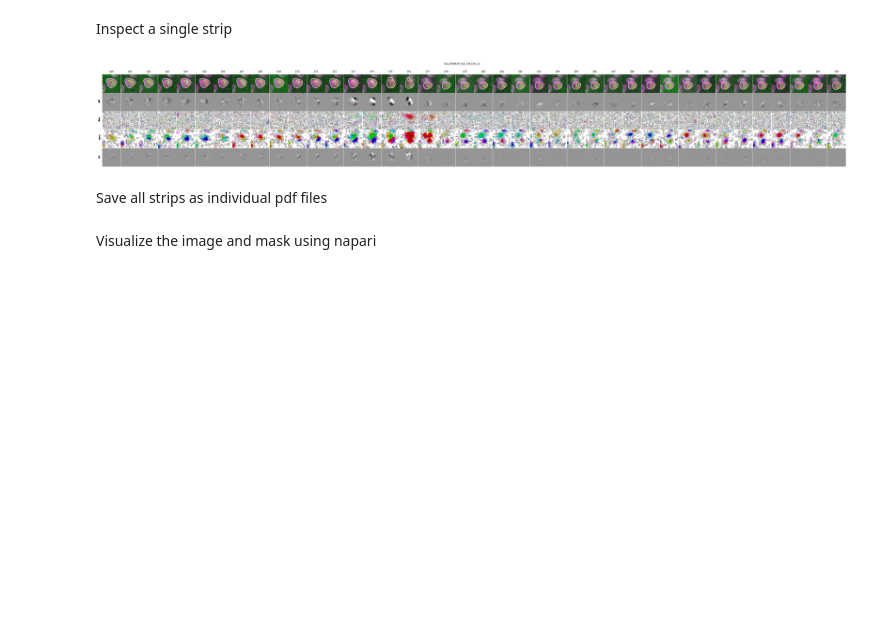
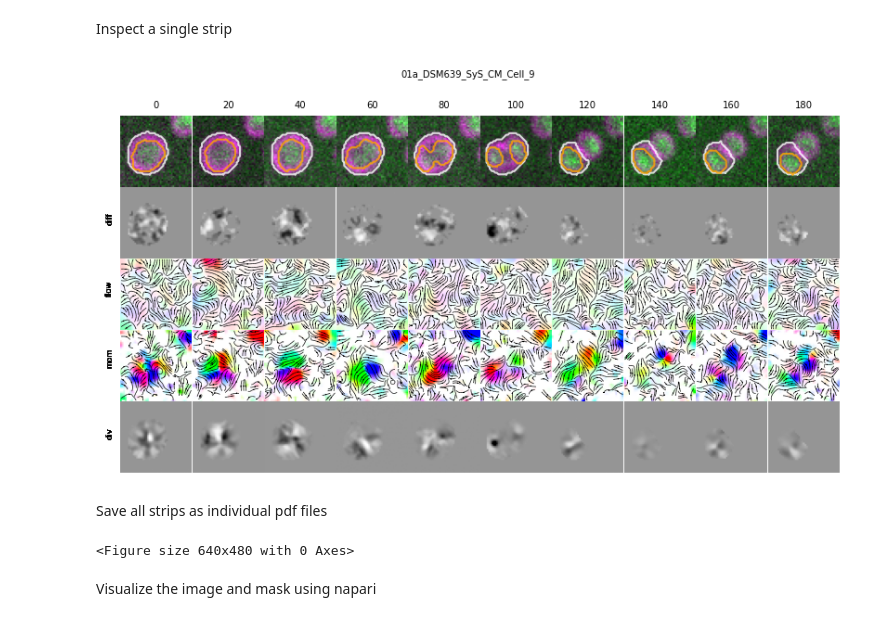
Before and after one commit to jboulanger/dna-movement-sufolobus, a Jupyter notebook: 2_Graphs.ipynb, the cells around one changed output. Drawn from its saved outputs; the diff is of its cells as text; code cells hidden in the pictures; blank space fills up the shorter version.

```diff
--- a/2_Graphs.ipynb
+++ b/2_Graphs.ipynb
@@ -50,3 +46,0 @@ with PdfPages('figures.pdf') as pdf:
-# %%
-img, cell_mask,cell_trj, diff, flow, rho, div, blob_labels, blob_trj = mq.load_result(filename, items[10])
-blob_labels[0].max()
@@ -62,9 +48,9 @@ for k in range(5):
 Inspect a single strip
 # %%
 name = items[10]
-mq.strip(filename, name, "Greys", selection=slice(160,200,1), quiver=False)
+mq.strip(filename, name, "Greys", selection=slice(0,200,20), quiver=False)
 # %% [output]
-[figure, old version]
+[figure, new version]
 # %% [markdown]
 Save all strips as individual pdf files
 # %%
@@ -74,7 +60,9 @@ plt.rc('font', size=6)
 with PdfPages('strip.pdf') as pdf:
     for name in items:
         plt.clf()
-        mq.strip(filename, name, frame=100)
+        mq.strip(filename, name, "Greys", selection=slice(0,200,20), quiver=False)
         plt.suptitle(name,fontsize=8)
         pdf.savefig()
         plt.close()
+# %% [output]
+<Figure size 640x480 with 0 Axes>
```
Also changed, not shown: parts of 17 cells of this notebook, 7 other files.
